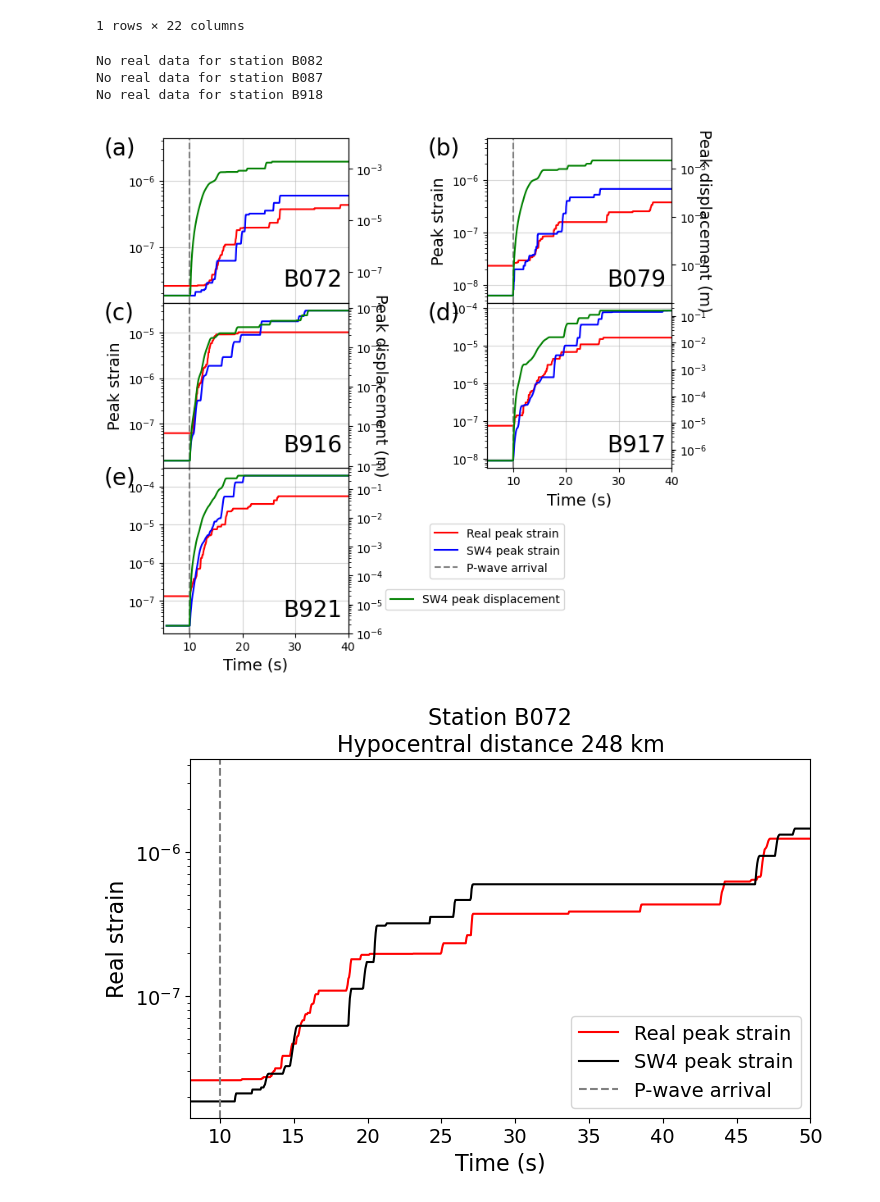
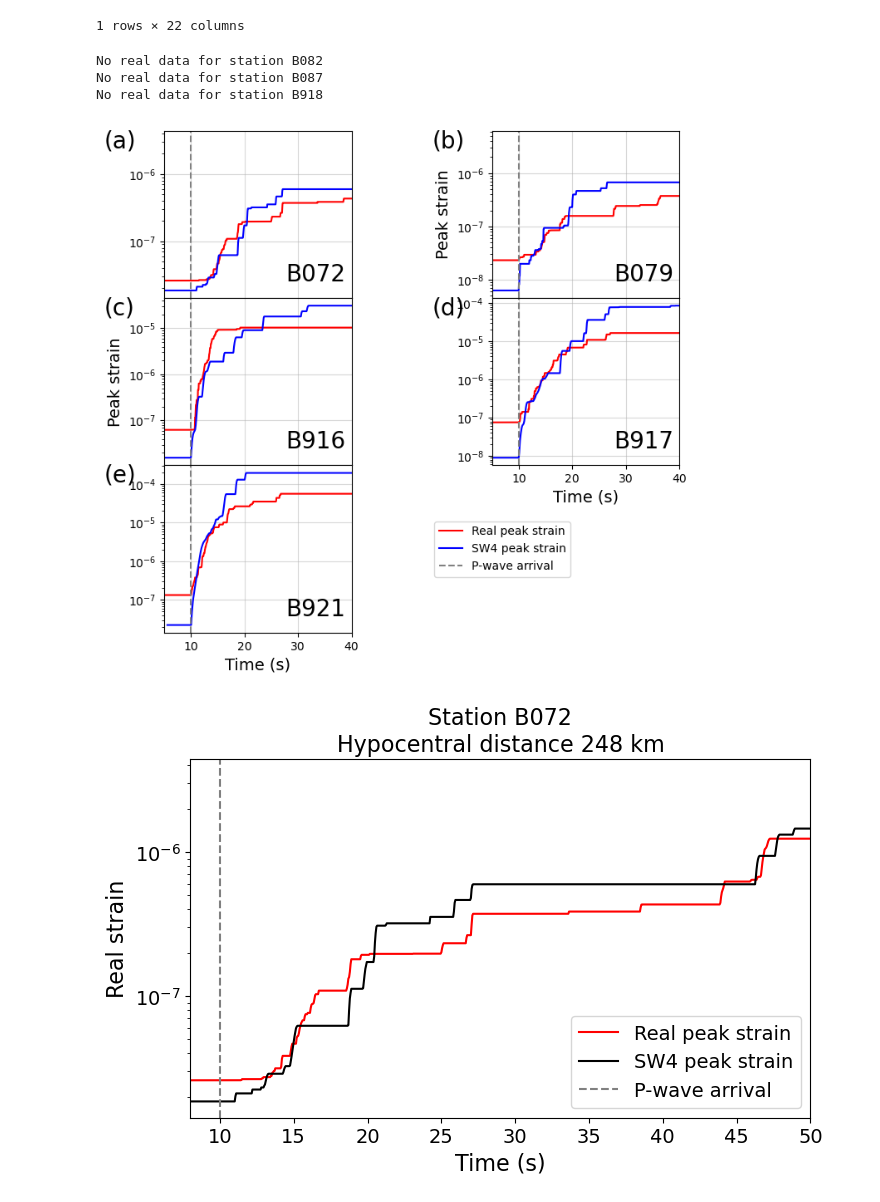
Before and after one commit to UO-Geophysics/sw4_strain, a Jupyter notebook: 3b_plot_real_filtered_3comp_peak_strain_vs_sw4_filtered_peak_strain.ipynb, the cells around one changed output. Cells and saved outputs as stored; diff of their text form; code cells hidden in the pictures.

Commit message:
Working on plots for the deterministic experiments

```diff
--- a/3b_plot_real_filtered_3comp_peak_strain_vs_sw4_filtered_peak_strain.ipynb
+++ b/3b_plot_real_filtered_3comp_peak_strain_vs_sw4_filtered_peak_strain.ipynb
@@ -128,15 +128,15 @@ for idx in range(len(stas)):
         else:
             ax.plot(real_peak_strain_times, real_peak_strain_data, color = 'red', label = 'Real peak strain')
             ax.plot(sw4_peak_strain_times, sw4_peak_strain_data, color = 'blue', label = 'SW4 peak strain')
-            ax2 = ax.twinx()
-            ax2.plot(sw4_peak_gnss_times, sw4_peak_gnss_data, color = 'green', label = 'SW4 peak displacement')
+            # ax2 = ax.twinx()
+            # ax2.plot(sw4_peak_gnss_times, sw4_peak_gnss_data, color = 'green', label = 'SW4 peak displacement')
         ax.semilogy()
-        ax2.semilogy()
+        # ax2.semilogy()
     else:
         ax.plot(real_rms_strain_times, real_rms_strain_data, color = 'red', label = 'Real RMS strain')
         ax.plot(sw4_rms_strain_times, sw4_rms_strain_data, color = 'blue', label = 'SW4 RMS strain')
-        ax2 = ax.twinx()
-        ax2.plot(sw4_rms_gnss_times, sw4_rms_gnss_data, color = 'green', label = 'SW4 RMS\ndisplacement')
+        # ax2 = ax.twinx()
+        # ax2.plot(sw4_rms_gnss_times, sw4_rms_gnss_data, color = 'green', label = 'SW4 RMS\ndisplacement')
 
     ax.axvline(10, color = 'gray', linestyle = '--', label = 'P-wave arrival')
     ax.set_xlim(5, 40)
@@ -148,40 +148,40 @@ for idx in range(len(stas)):
         ax.text(x = -0.32, y = 0.9, s = '(b)', fontsize = 20, transform = ax.transAxes)
         if plot_norm:
             ax.set_ylabel('Relative peak strain', fontsize = 14)
-            ax2.set_ylabel('Relative peak displacement (m)', fontsize = 14, rotation = 270)
+            # ax2.set_ylabel('Relative peak displacement (m)', fontsize = 14, rotation = 270)
         else:
             ax.set_ylabel('Peak strain', fontsize = 14)
-            ax2.set_ylabel('Peak displacement (m)', fontsize = 14, rotation = 270)
+            # ax2.set_ylabel('Peak displacement (m)', fontsize = 14, rotation = 270)
     elif count == 3:
         ax.text(x = -0.32, y = 0.9, s = '(c)', fontsize = 20, transform = ax.transAxes)
         if plot_norm:
             ax.set_ylabel('Relative peak strain', fontsize = 14)
-            ax2.set_ylabel('Relative peak displacement (m)', fontsize = 14, rotation = 270)
+            # ax2.set_ylabel('Relative peak displacement (m)', fontsize = 14, rotation = 270)
         else:
             ax.set_ylabel('Peak strain', fontsize = 14)
-            ax2.set_ylabel('Peak displacement (m)', fontsize = 14, rotation = 270)
+            # ax2.set_ylabel('Peak displacement (m)', fontsize = 14, rotation = 270)
 
         ax.legend(bbox_to_anchor = [2.2, -0.3])
-        ax2.legend(bbox_to_anchor = [2.2, -0.7])
+        # ax2.legend(bbox_to_anchor = [2.2, -0.7])
 
     elif count == 4:
         ax.text(x = -0.32, y = 0.9, s = '(d)', fontsize = 20, transform = ax.transAxes)
     elif count == 5:
         ax.text(x = -0.32, y = 0.9, s = '(e)', fontsize = 20, transform = ax.transAxes)
 
     if count == 1 or count == 2 or count == 3:
         ax.tick_params(axis = 'both', bottom = False, labelbottom = False)
     elif count == 4 or count == 5:
         ax.set_xlabel('Time (s)', fontsize = 14)
 
 plt.subplots_adjust(hspace = 0, wspace = 0.75)
 
 plt.show()
 # %% [output]
 No real data for station B082
 No real data for station B087
 No real data for station B918
-[figure, old version]
+[figure, new version]
 # %%
 for idx in range(len(stas)):
 
```
Also changed, not shown: 3 other files.
